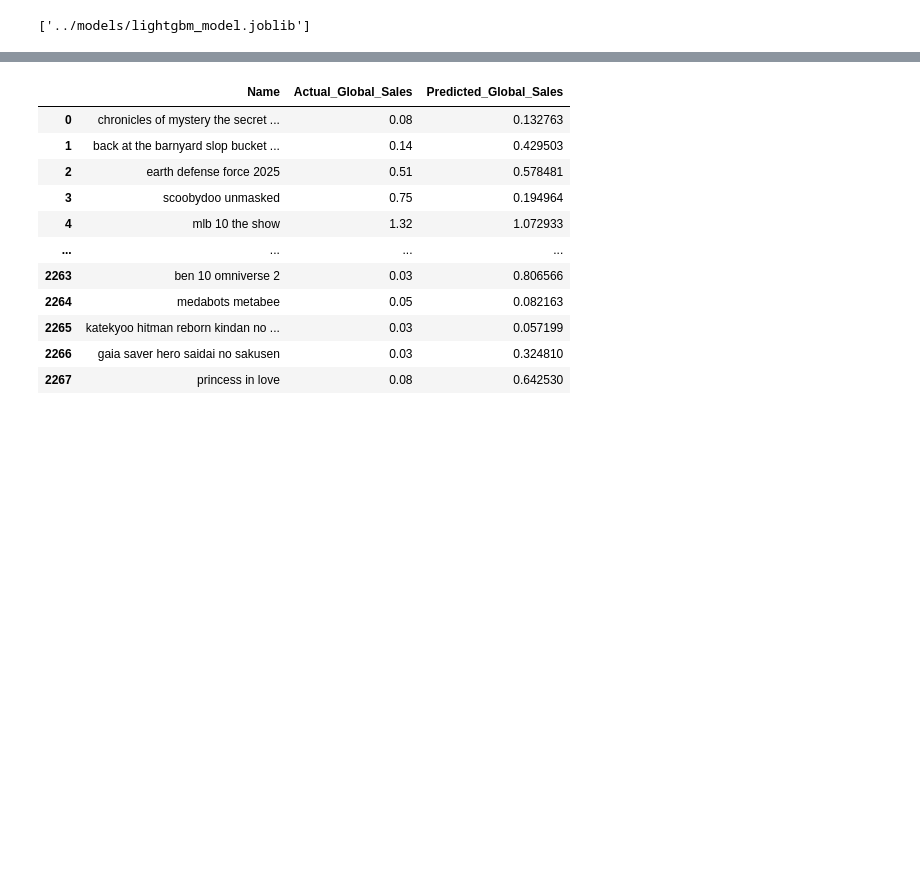
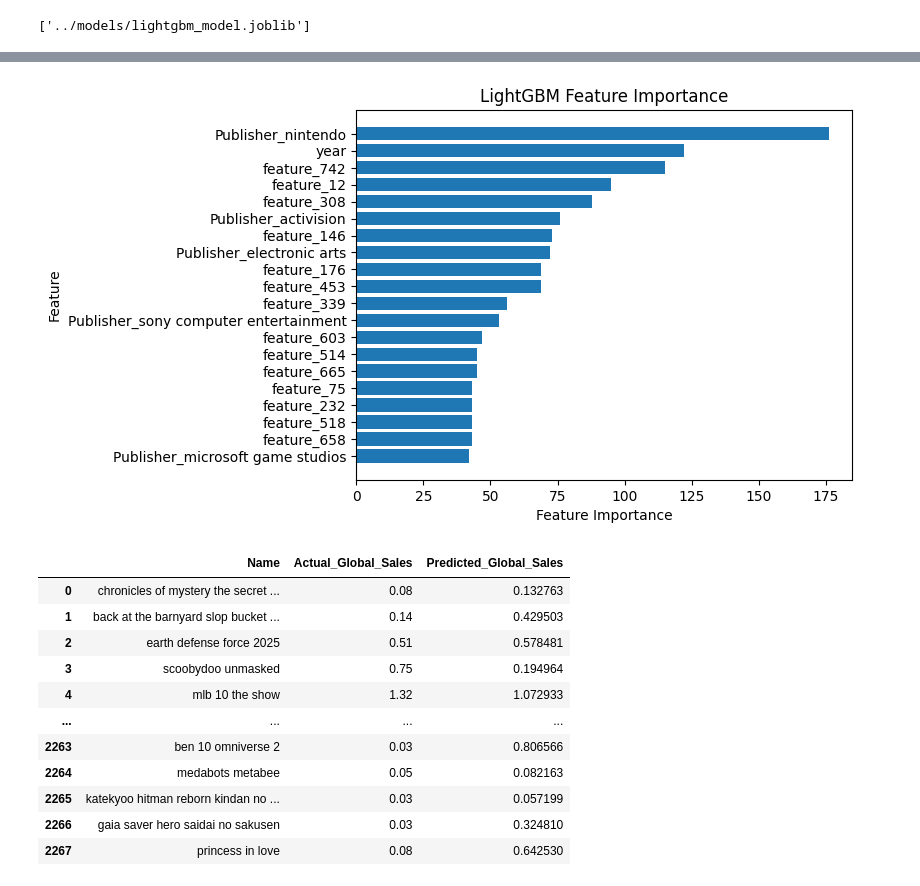
Before and after one commit to maxaclark/forecasting-video-game-sales, a Jupyter notebook: notebooks/ML_pipeline.ipynb, the cells around one changed output, grey strips where cells are left out. Cells and saved outputs as stored; diff of their text form; code cells hidden in the pictures; blank space fills up the shorter version.

Commit message:
LGBM Feature Importance Plot

```diff
--- a/notebooks/ML_pipeline.ipynb
+++ b/notebooks/ML_pipeline.ipynb
@@ -438,3 +439,20 @@ mean_absolute_error(y_test, y_pred_test)
+# %%
+lgbm_importance_vals = [i for i in lgbm_model.feature_importances_]
+# %%
+# Plotting lgbm_feature_importance and feature_names sorted by top 20 importance
+sorted_indices = sorted(range(len(lgbm_importance_vals)), key=lambda i: lgbm_importance_vals[i], reverse=True)[:20]
+sorted_feature_names = [feature_names[i] for i in sorted_indices]
+sorted_importance_vals = [lgbm_importance_vals[i] for i in sorted_indices]
+sorted_feature_names.reverse()
+sorted_importance_vals.reverse()
+
+plt.barh(sorted_feature_names, sorted_importance_vals)
+plt.xlabel("Feature Importance")
+plt.ylabel("Feature")
+plt.title("LightGBM Feature Importance")
+plt.savefig('../visualizations/lgbm_feature_importance.png')
+# %% [output]
+[figure, added]
 # %%
 lgb_results_df = pd.DataFrame({
     "Name": X_test_name[:, 0],  # Names from the name-included test set
```
Also changed, not shown: parts of 3 cells of this notebook, 2 other files.
